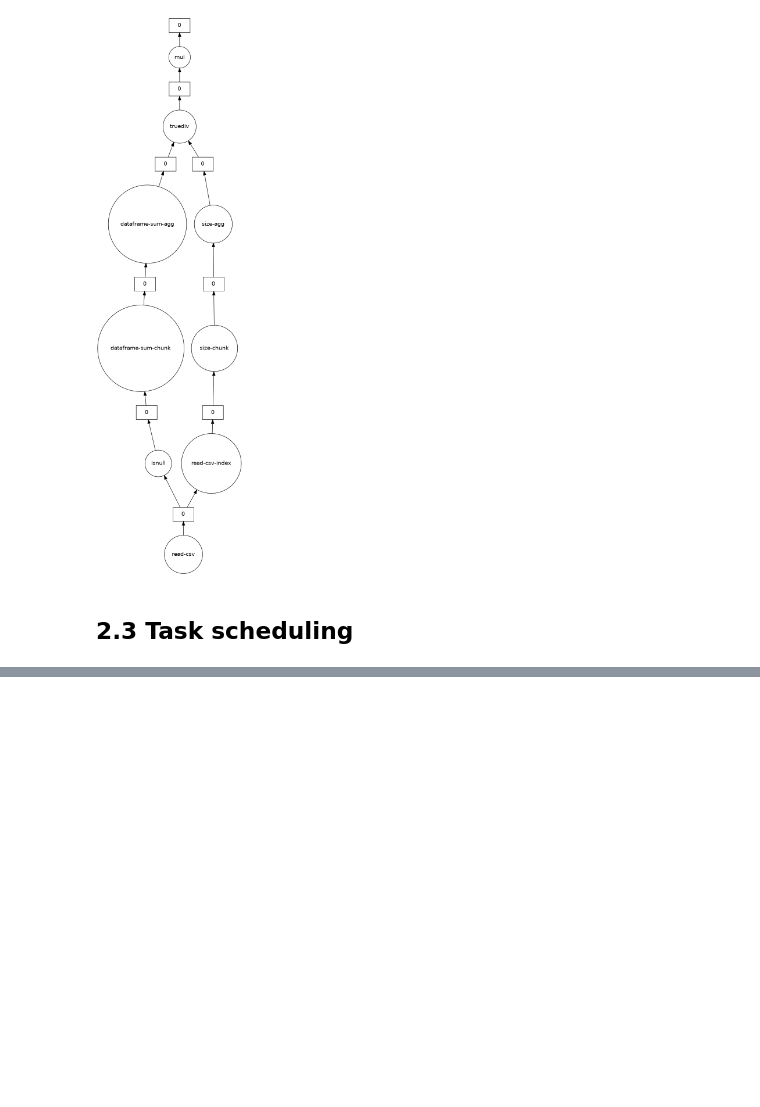
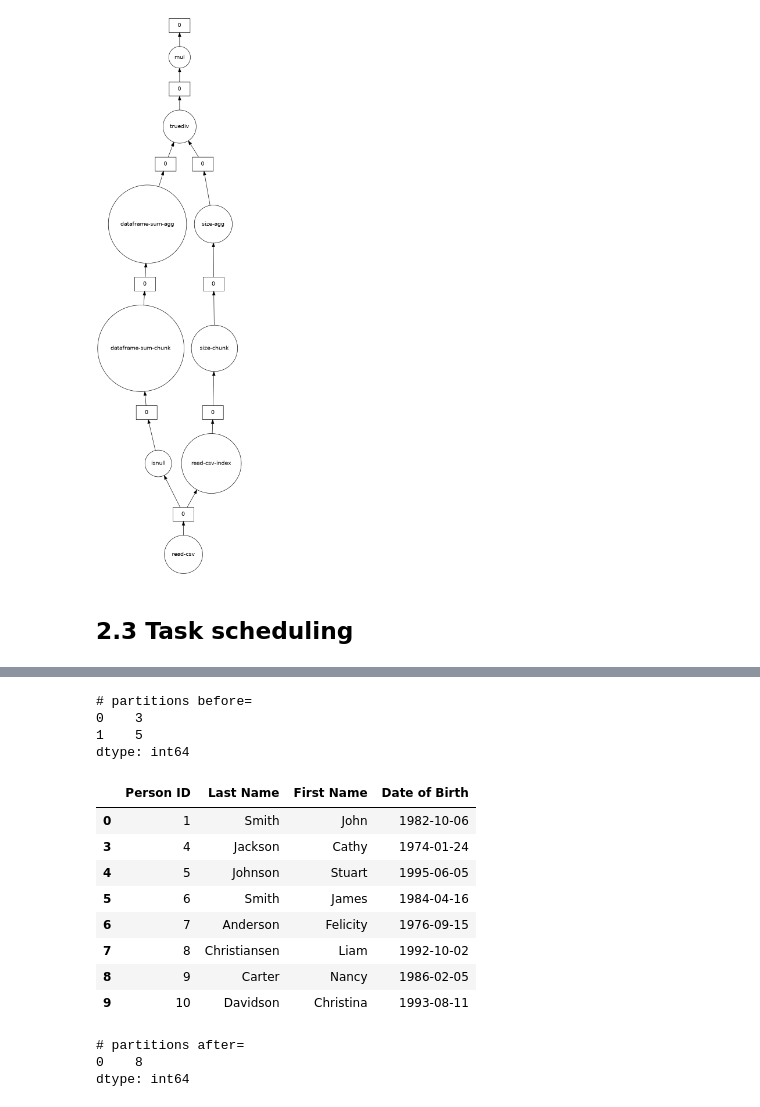
Before and after one commit to gpsaggese/umd_data605, a Jupyter notebook: projects/tutorial_dask/Dask_tutorial.ipynb, the cells around one changed output, grey strips where cells are left out. Saved outputs shown, nothing was run; the diff lists cells and outputs as text; code cells hidden in the pictures; blank space fills up the shorter version.

```diff
--- a/projects/tutorial_dask/Dask_tutorial.ipynb
+++ b/projects/tutorial_dask/Dask_tutorial.ipynb
@@ -210,0 +266,10 @@ missing_count.visualize()
+# %%
+# Converting the Pandas DataFrame to a Dask DataFrame
+people_dask_df = dd.from_pandas(people_pandas_df, npartitions=2)
+print("# people_dask_df=\n%s" % people_dask_df)
+print("# divisions=", people_dask_df.divisions)
+print("# npartitions=", people_dask_df.npartitions)
+
+# map_partitions() applies a function to each partition.
+print("# elements per partition=\n%s" %
+    people_dask_df.map_partitions(len).compute())
@@ -210,0 +291,26 @@ missing_count.visualize()
+# %%
+# Filter.
+people_filtered = people_dask_df[people_dask_df['Last Name'] != 'Williams']
+print("# partitions before=\n%s" % people_filtered.map_partitions(lambda x: len(x)).compute())
+display(people_filtered.compute())
+
+# Repartitioning.
+people_filtered_reduced = people_filtered.repartition(npartitions=1)
+print("# partitions after=\n%s" % people_filtered_reduced.map_partitions(lambda x: len(x)).compute())
+# %% [output]
+# partitions before=
+0    3
+1    5
+dtype: int64
+|  | Person ID | Last Name | First Name | Date of Birth |
+| 0 | 1 | Smith | John | 1982-10-06 |
+| 3 | 4 | Jackson | Cathy | 1974-01-24 |
+| 4 | 5 | Johnson | Stuart | 1995-06-05 |
+| 5 | 6 | Smith | James | 1984-04-16 |
+| 6 | 7 | Anderson | Felicity | 1976-09-15 |
+| 7 | 8 | Christiansen | Liam | 1992-10-02 |
+| 8 | 9 | Carter | Nancy | 1986-02-05 |
+| 9 | 10 | Davidson | Christina | 1993-08-11 |
+# partitions after=
+0    8
+dtype: int64
```
Also changed, not shown: parts of 11 cells of this notebook, 2 other files.
